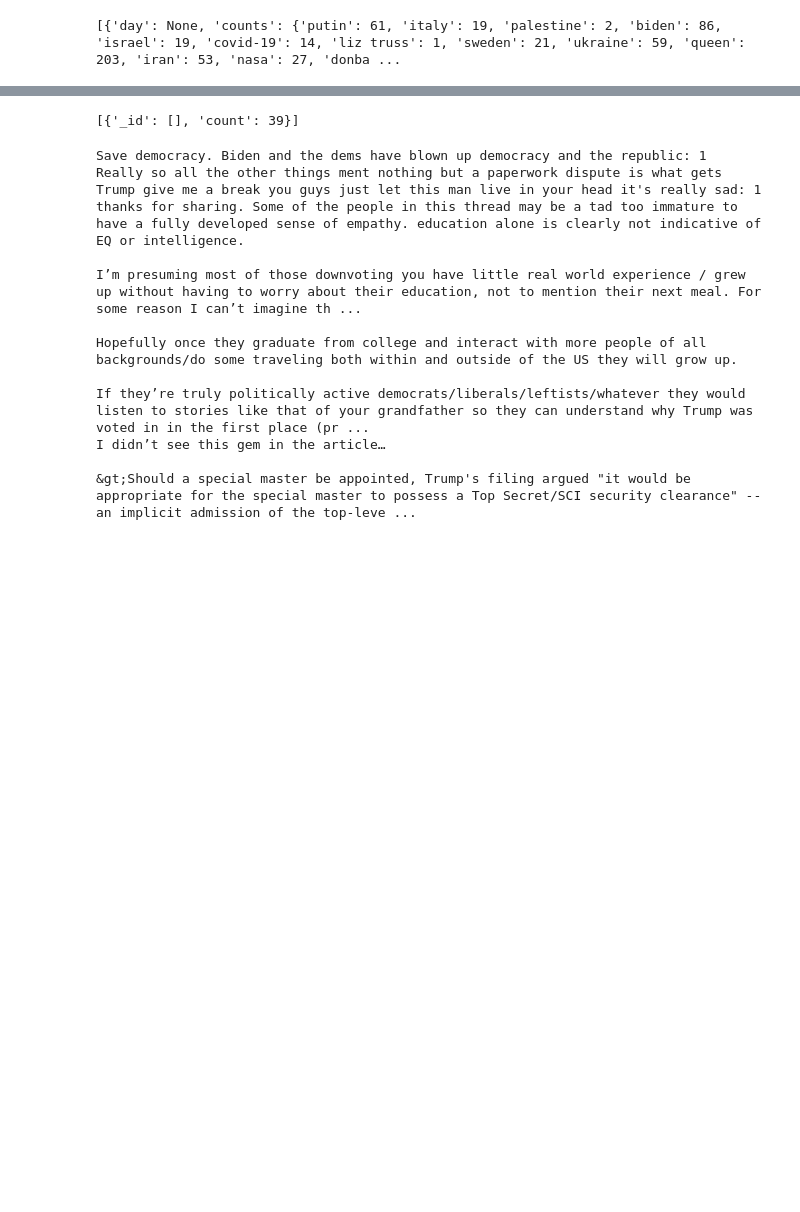
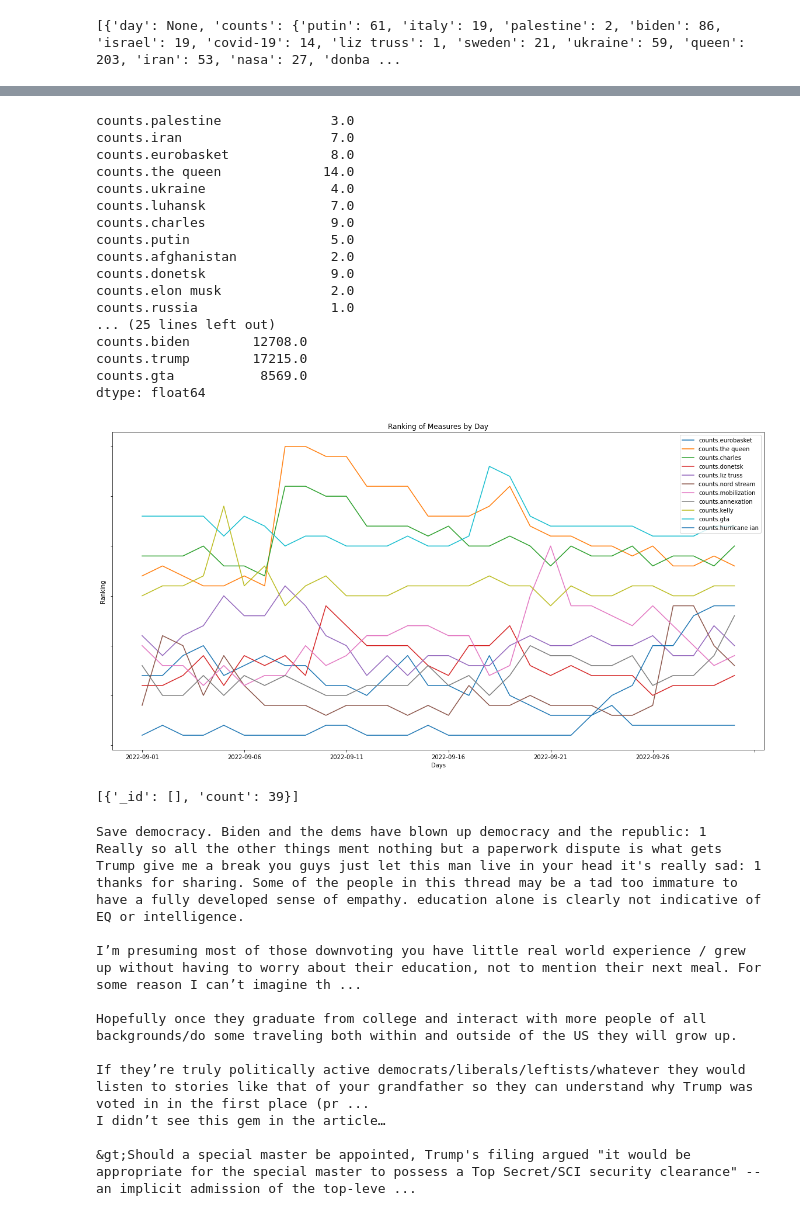
Before and after one commit to IngaKristin/Project_DE, a Jupyter notebook: Project-DE Analysis/Analysis.ipynb, the cells around one changed output, grey strips where cells are left out. Saved outputs shown, nothing was run; the diff lists cells and outputs as text; code cells hidden in the pictures; blank space fills up the shorter version.

```diff
--- a/Project-DE Analysis/Analysis.ipynb
+++ b/Project-DE Analysis/Analysis.ipynb
@@ -296,3 +304,49 @@ counts.mobilization           2530.0
+# %%
+# Calculate the ranking for each day
+disregard_cols = []
+#ranked_df = df.rank(axis=1, method='max', ascending=False)
+#for col in ranked_df.columns:
+#    if ranked_df[col].max() >= 25:
+#        disregard_cols.append(col)
+#df_selected = df.drop(columns=disregard_cols)
+
+ranked_df = df.rank(axis=1, method='max', ascending=True)
+# Only include the top 15 values
+diff_df_rank = ranked_df.max() - ranked_df.min()
+print(diff_df_rank)
+filtered_diff_df_ranked = diff_df_rank.loc[diff_df_rank > 7]
+df_mostdiff_rank = ranked_df[filtered_diff_df_ranked.index]
+print(filtered_diff_df)
+
+#ranked_df = ranked_df.reindex(index=ranked_df.index[::-1])
+# Plot the rankings
+ax = df_mostdiff_rank.plot(kind='line', figsize=(20,10))
+ax.set_yticklabels([])
+plt.xlabel('Days')
+plt.ylabel('Ranking')
+plt.title('Ranking of Measures by Day')
+#plt.show()
+
+plt.savefig('ranking_plot-final.jpg')
+# %% [output]
+counts.palestine              3.0
+counts.iran                   7.0
+counts.eurobasket             8.0
+counts.the queen             14.0
+counts.ukraine                4.0
+counts.luhansk                7.0
+counts.charles                9.0
+counts.putin                  5.0
+counts.afghanistan            2.0
+counts.donetsk                9.0
+counts.elon musk              2.0
+counts.russia                 1.0
+... (25 lines left out)
+counts.biden        12708.0
+counts.trump        17215.0
+counts.gta           8569.0
+dtype: float64
+[figure, added]
 # %%
 pipeline = [{
         "$limit": 8000
```
Also changed, not shown: parts of 9 cells of this notebook, 5 other files.
